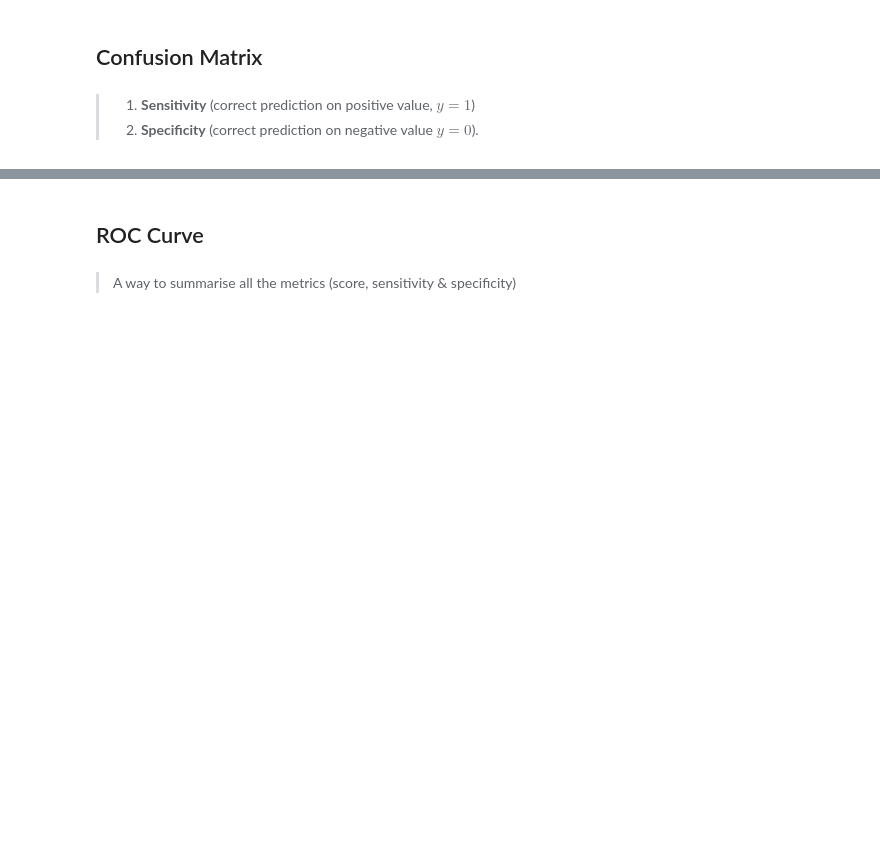
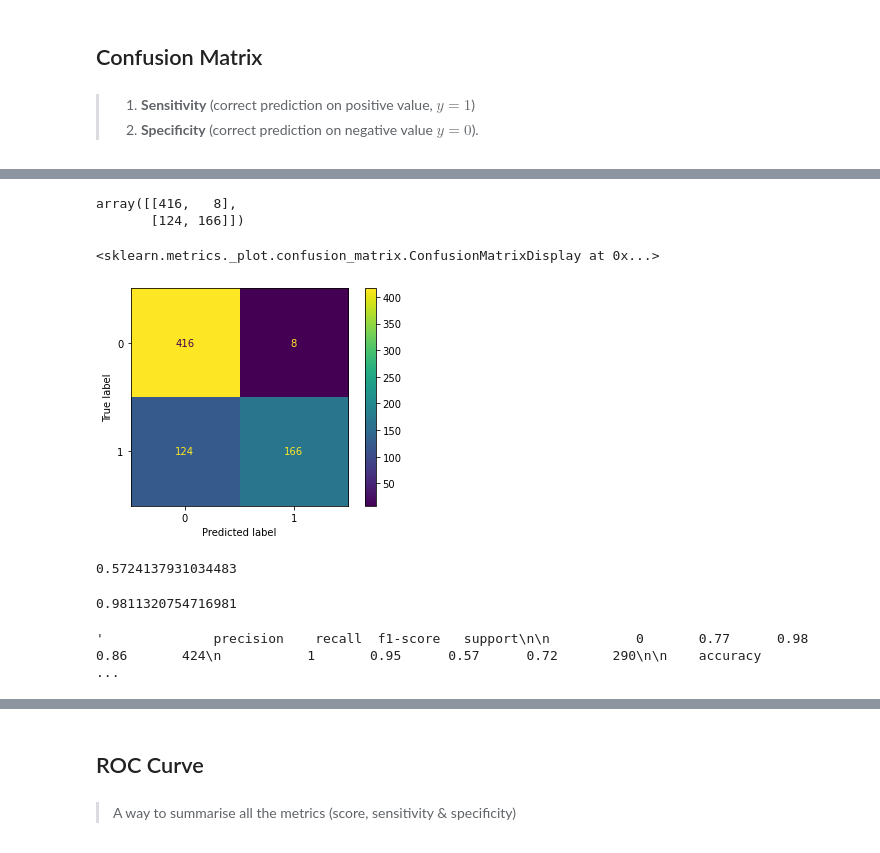
Before and after one commit to jgijonc/resolving-python-data-science, a Jupyter notebook: II Machine Learning & Deep Learning/02_Decision Tree. A Supervised Classification Model/02session_decision-tree.ipynb, the cells around one changed output, grey strips where cells are left out. Cells and saved outputs as stored; diff of their text form; code cells hidden in the pictures; blank space fills up the shorter version.

```diff
--- a/II Machine Learning & Deep Learning/02_Decision Tree. A Supervised Classification Model/02session_decision-tree.ipynb
+++ b/II Machine Learning & Deep Learning/02_Decision Tree. A Supervised Classification Model/02session_decision-tree.ipynb
@@ -186,0 +265,4 @@ target = ?
+# %%
+dfsel = df[['survived']].copy()
+# %%
+dfsel['pred'] = model.predict(X)
@@ -191,0 +379,22 @@ target = ?
+# %%
+mat = confusion_matrix(y_true = dfsel.survived, y_pred=dfsel.pred)
+# %%
+mat
+# %% [output]
+array([[416,   8],
+       [124, 166]])
+# %%
+a = ConfusionMatrixDisplay(mat)
+# %%
+a.plot()
+# %% [output]
+<sklearn.metrics._plot.confusion_matrix.ConfusionMatrixDisplay at 0x...>
+[figure, added]
+# %%
+166/(124+166)
+# %% [output]
+0.5724137931034483
+# %%
+416/(416 + 8)
+# %% [output]
+0.9811320754716981
@@ -191,0 +405,4 @@ target = ?
+# %%
+report
+# %% [output]
+'              precision    recall  f1-score   support\n\n           0       0.77      0.98      0.86       424\n           1       0.95      0.57      0.72       290\n\n    accuracy                   ...
```
Also changed, not shown: parts of 63 cells of this notebook, 2 other files.
